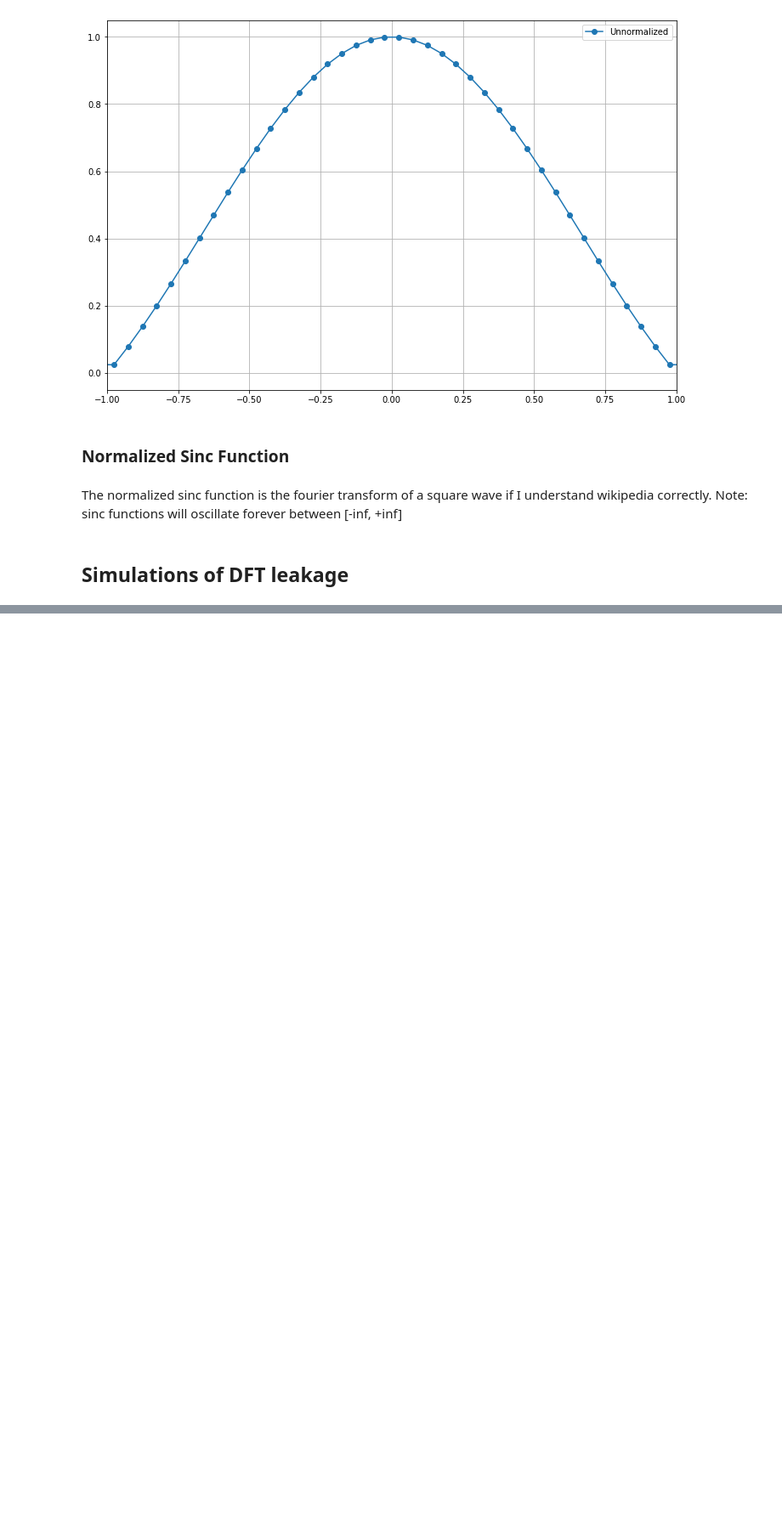
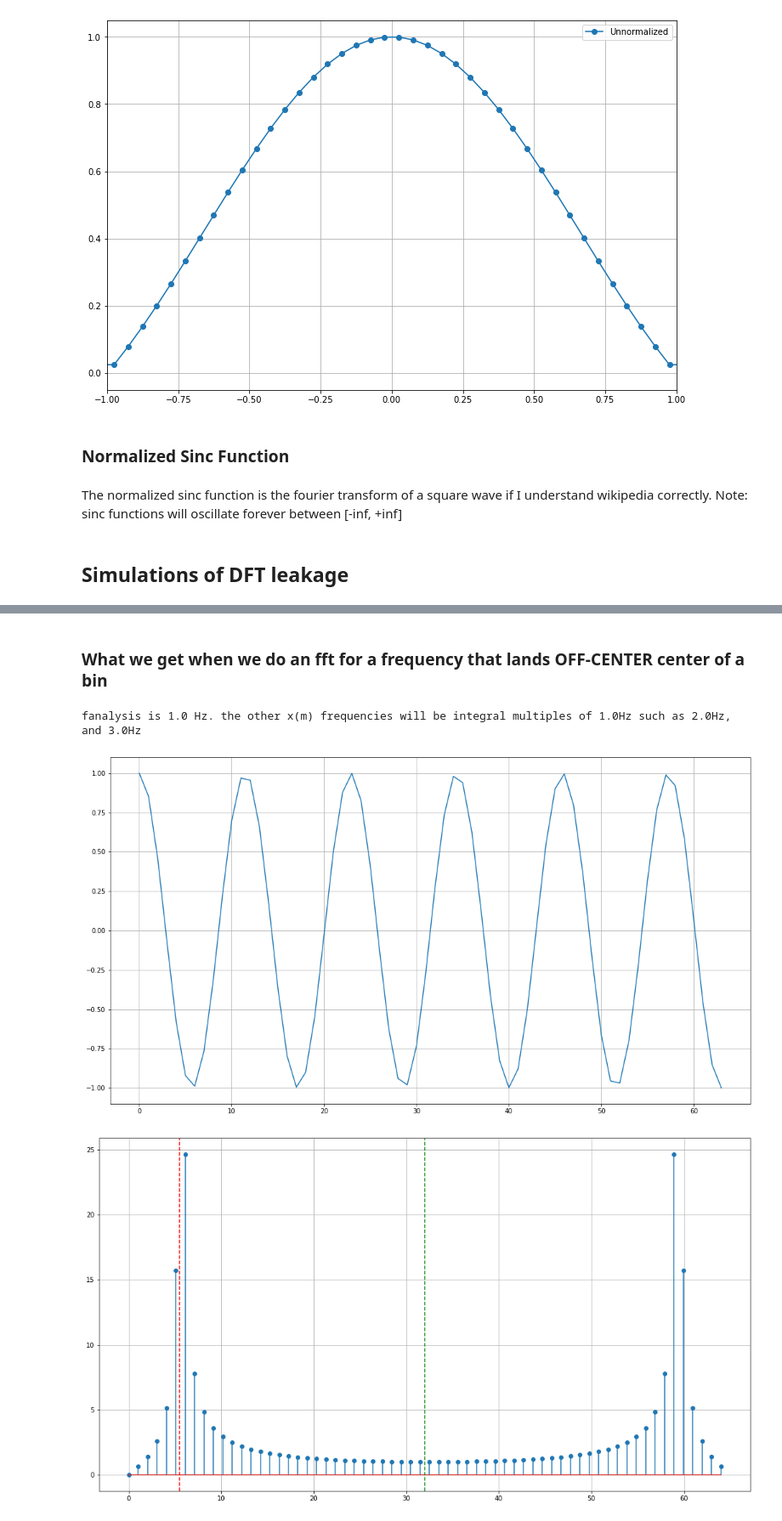
Before and after one commit to CodyRoberson/dsp, a Jupyter notebook: dsp.ipynb, the cells around one changed output, grey strips where cells are left out. Shown at 85% size. Cells and saved outputs as stored; diff of their text form; code cells hidden in the pictures; blank space fills up the shorter version.

```diff
--- a/dsp.ipynb
+++ b/dsp.ipynb
@@ -206,0 +191,8 @@ array([ 1.        ,  0.92147621,  0.69823682,  0.36534102, -0.02493069,
+# %% [markdown]
+### What we get when we do an fft for a frequency that lands OFF-CENTER center of a bin
+# %%
+w,r = doDFTLeak(5.5, N=64)
+# %% [output]
+fanalysis is 1.0 Hz. the other x(m) frequencies will be integral multiples of 1.0Hz such as 2.0Hz, and 3.0Hz
+[figure, added]
+[figure, added]
```
Also changed, not shown: parts of 15 cells of this notebook.
